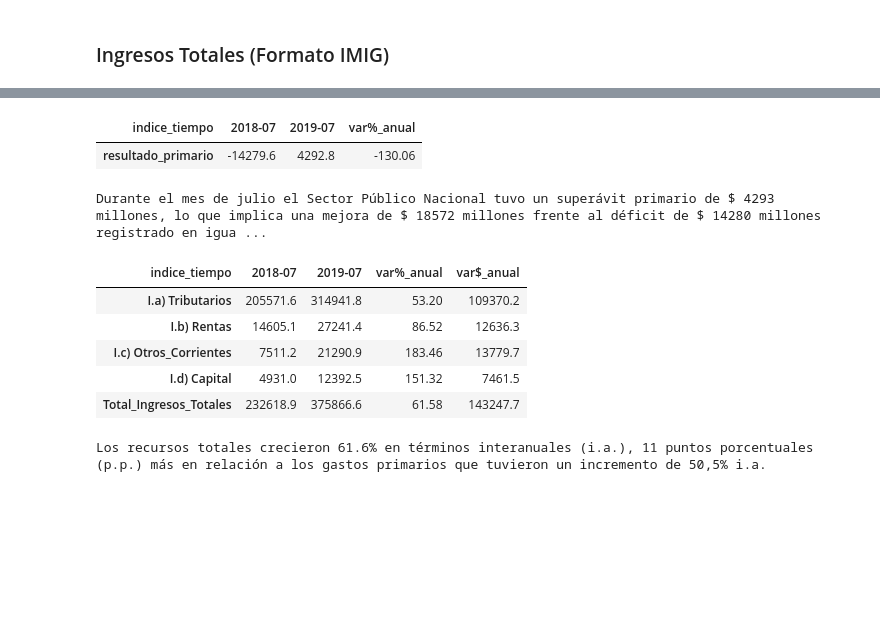
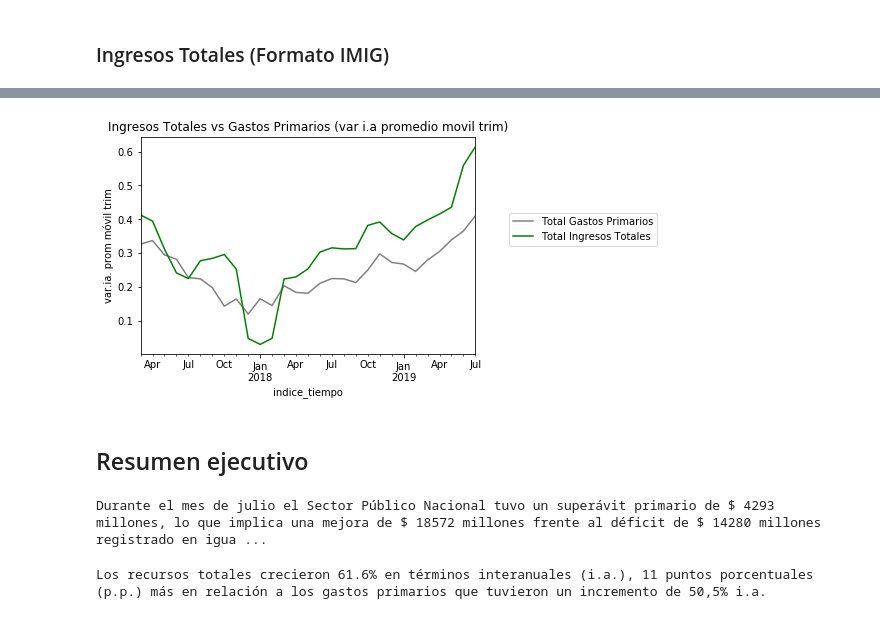
Before and after one commit to datosgobar/analisis-datos-python, a Jupyter notebook: Ejercicios/resultado-primario.ipynb, the cells around one changed output, grey strips where cells are left out. Saved outputs shown, nothing was run; the diff lists cells and outputs as text; code cells hidden in the pictures; blank space fills up the shorter version.

```diff
--- a/Ejercicios/resultado-primario.ipynb
+++ b/Ejercicios/resultado-primario.ipynb
@@ -36,3 +187,14 @@ it_capital= it_capital.set_index("indice_tiempo")
+# %%
+gp=gastos_primarios["Total Gastos Primarios"]
+it= ingresos_totales["Total Ingresos Totales"]
+gp.rolling(3).mean().pct_change(12).plot(color="gray")
+it.rolling(3).mean().pct_change(12).plot(color="green")
+plt.title("Ingresos Totales vs Gastos Primarios (var i.a promedio movil trim)",)
+plt.xlim("2017-03", periodo_actual);
+plt.legend(loc=[1.1,0.5]);
+plt.ylabel("var.ia. prom móvil trim");
+# %% [output]
+[figure, added]
 # %%
 cod_mes= {1: "enero",
     2: "febrero",
@@ -69,59 +231,10 @@ rp.columns = rp.columns.astype(str)
 rp_actual=int(round(rp.loc["resultado_primario", str(periodo_actual)],0))
 rp_anterior=int(round(rp.loc["resultado_primario", str(periodo_anio_anterior)],0))
 dif= int(rp.loc["resultado_primario", str(periodo_actual)] - rp.loc["resultado_primario", str(periodo_anio_anterior)])
-rp
-# %% [output]
-| indice_tiempo | 2018-07 | 2019-07 | var%_anual |
-| resultado_primario | -14279.6 | 4292.8 | -130.06 |
+# %% [markdown]
+## Resumen ejecutivo
 # %%
 
 print("Durante el mes de {} el Sector Público Nacional tuvo un superávit primario de $ {} millones, lo que implica una mejora de $ {} millones frente al déficit de $ {} millones registrado en igual mes de {}.".format(cod_mes[mes_actual], rp_actual, dif, -rp_anterior ,it_tributarios.index.max().year-1))
 # %% [output]
 Durante el mes de julio el Sector Público Nacional tuvo un superávit primario de $ 4293 millones, lo que implica una mejora de $ 18572 millones frente al déficit de $ 14280 millones registrado en igua ...
-# %%
-#Como no contamos con los subtotales de Tributarios, Rentas, Otros Corrientes y capital para el armado del Resumen del mes IMIG,
-#lo armamos trasponiendo los dataframe y sumando todos sus compoonentes. Esto nos va a permitir tener las series deseadas
-#y formar un dataframe con una estructura similar a la que queríamos llegar.
-
-# it_tributarios.T.sum(),
-# it_rentas.T.sum(),
-# it_otros.T.sum(),
-# it_capital.T.sum(),
-total=it_tributarios.T.sum() + it_rentas.T.sum() + it_otros.T.sum() + it_capital.T.sum()
-
-# creamos un dataframe para Ingresos Totales con todos sus componentes. #VER COMO REORDENAR LAS FILAS!!!
-ingresos_totales = pd.DataFrame({
-    "I.a) Tributarios": it_tributarios.T.sum(),
-    "I.b) Rentas": it_rentas.T.sum(),
-    "I.c) Otros_Corrientes": it_otros.T.sum(),
-    "I.d) Capital": it_capital.T.sum(),
-    "Total_Ingresos_Totales":total
-})
-
-
-ingresos_totales.index=ingresos_totales.index.to_period()
-
-## PARA CONSIDERAR SIEMPRE EL ÚLTIMO PERIODO DE LA SERIE Y EL DEL AÑO ANTERIOR GENERO LAS VARIABLES periodo_actual y periodo_anio_anterior
-periodo_actual = ingresos_totales.index.max()
-periodo_anio_anterior = periodo_actual - 12
-
-imig_it=ingresos_totales[(ingresos_totales.index==periodo_anio_anterior)|(ingresos_totales.index==periodo_actual)].pivot_table(columns="indice_tiempo")
-
-imig_it["var%_anual"]= round( (imig_it[periodo_actual] / imig_it[periodo_anio_anterior]) - 1, 4) * 100
-
-# Quisiera agregar la diferencia absoluta en $
-# PORQUE NO ME SIRVE ÉSTA ASIGNACIÓN??
-imig_it.columns = imig_it.columns.astype(str)
-imig_it["var$_anual"]= imig_it[str(object= periodo_actual)] - imig_it[str(object=periodo_anio_anterior)]
-
-imig_it= imig_it.rename(columns={"indice_tiempo": "Concepto"})
-imig_it
-
-# FALTARÍA ORDENAR LOS CONCEPTOS POR COMPONENTE (EL "TOTAL_INGRESOS_TOTALES DEBERÍA IR AL FINAL" y si es posible remarcar en negrita)
-# %% [output]
-| indice_tiempo | 2018-07 | 2019-07 | var%_anual | var$_anual |
-| I.a) Tributarios | 205571.6 | 314941.8 | 53.20 | 109370.2 |
-| I.b) Rentas | 14605.1 | 27241.4 | 86.52 | 12636.3 |
-| I.c) Otros_Corrientes | 7511.2 | 21290.9 | 183.46 | 13779.7 |
-| I.d) Capital | 4931.0 | 12392.5 | 151.32 | 7461.5 |
-| Total_Ingresos_Totales | 232618.9 | 375866.6 | 61.58 | 143247.7 |
```
Also changed, not shown: parts of 16 cells of this notebook.
